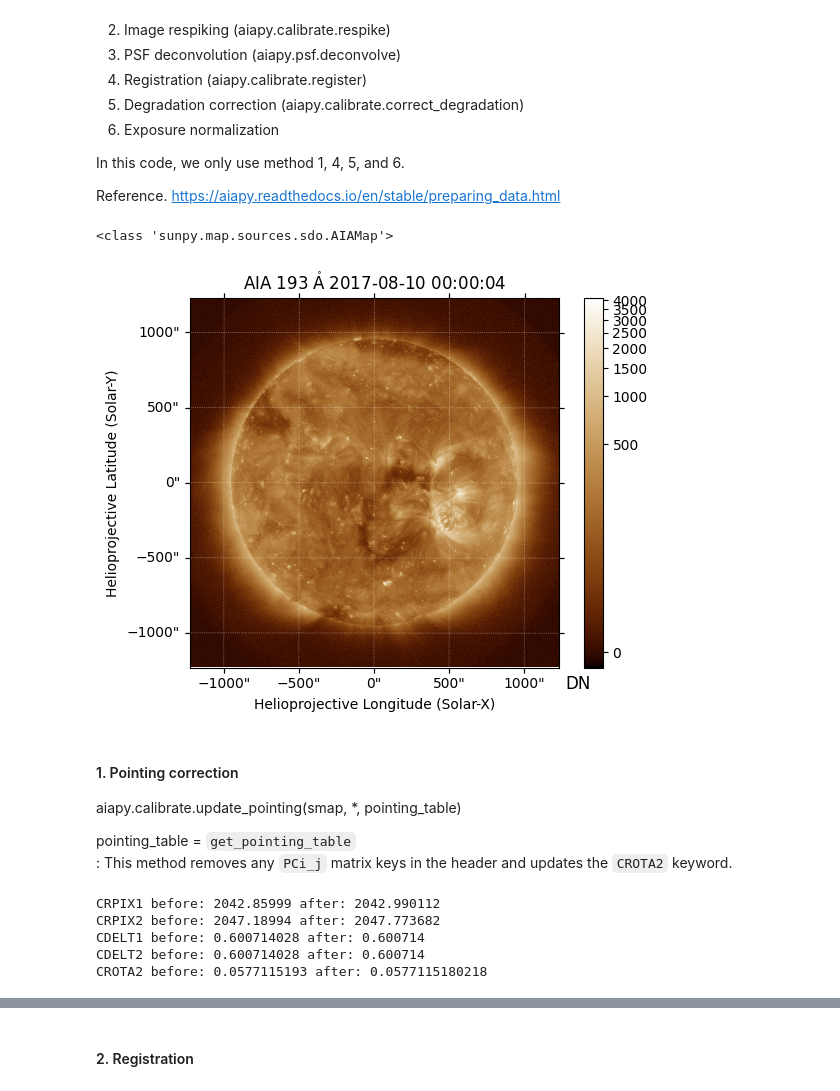
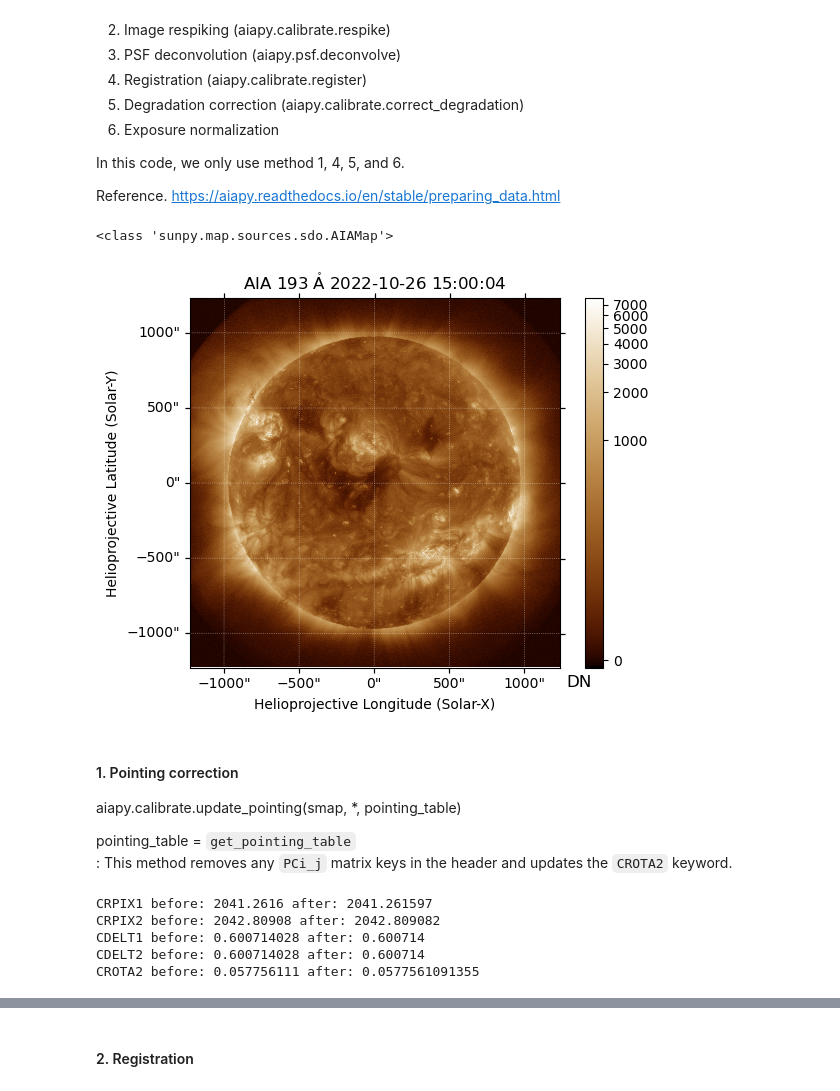
Before and after one commit to coffee77iruk/SR_SWspeed, a Jupyter notebook: notebooks/01_convert_to_level1.5.ipynb, the cells around one changed output, grey strips where cells are left out. Drawn from its saved outputs; the diff is of its cells as text; code cells hidden in the pictures.

Commit message:
Add sample AIA FITS file and point notebook 01 at it for reproducibility

```diff
--- a/notebooks/01_convert_to_level1.5.ipynb
+++ b/notebooks/01_convert_to_level1.5.ipynb
@@ -34,13 +34,13 @@ from data.ch.calibration.convert_to_level1_5 import convert_to_level1_5
 
 __all__ = ["update_pointing"]
 # %%
-fits_file = r"D:\Data\AIA_level1\193\2017\aia.lev1_euv_12s.2017-08-10T000006Z.193.image_lev1.fits"
+fits_file = "../data/sample/aia.lev1_euv_12s.2022-10-26T150006Z.193.image_lev1.fits"
 aia_map = sunpy.map.Map(fits_file)
 print(type(aia_map))
 aia_map.peek()
 # %% [output]
 <class 'sunpy.map.sources.sdo.AIAMap'>
-[figure, old version]
+[figure, new version]
 # %% [markdown]
 #### 1. Pointing correction
 
@@ -65,11 +65,11 @@ aia_map_pt = aiapy.calibrate.update_pointing(aia_map, pointing_table=pointing_tb
 for key in ["CRPIX1","CRPIX2","CDELT1","CDELT2", "CROTA2"]:
     print(key, "before:", aia_map.meta[key], "after:", aia_map_pt.meta[key])
 # %% [output]
-CRPIX1 before: 2042.85999 after: 2042.990112
-CRPIX2 before: 2047.18994 after: 2047.773682
+CRPIX1 before: 2041.2616 after: 2041.261597
+CRPIX2 before: 2042.80908 after: 2042.809082
 CDELT1 before: 0.600714028 after: 0.600714
 CDELT2 before: 0.600714028 after: 0.600714
-CROTA2 before: 0.0577115193 after: 0.0577115180218
+CROTA2 before: 0.057756111 after: 0.0577561091355
 # %%
 aia_map_pt.peek()
 # %% [output]
```
Also changed, not shown: parts of 8 cells of this notebook, 1 other file.
